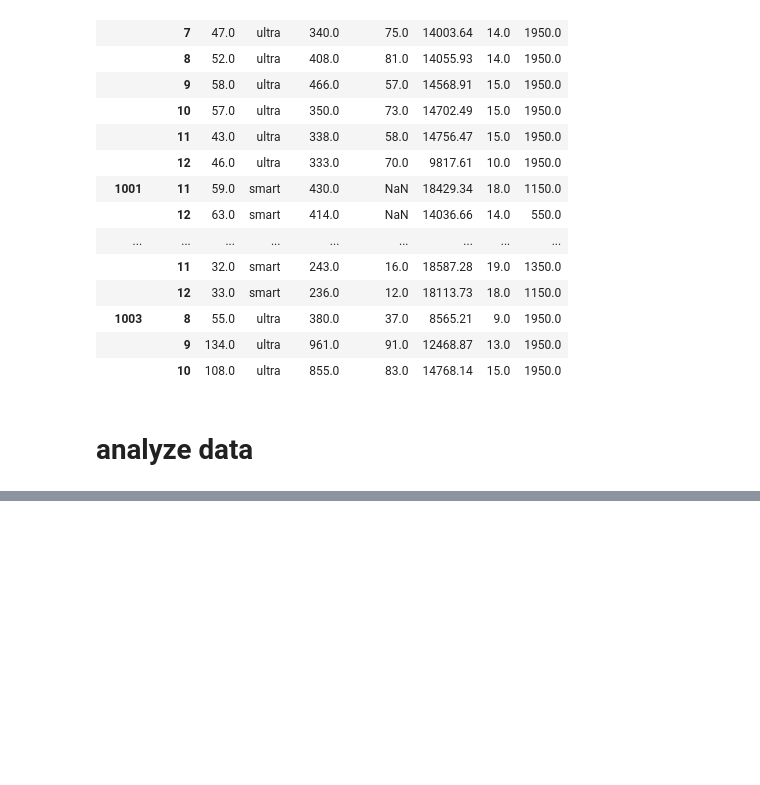
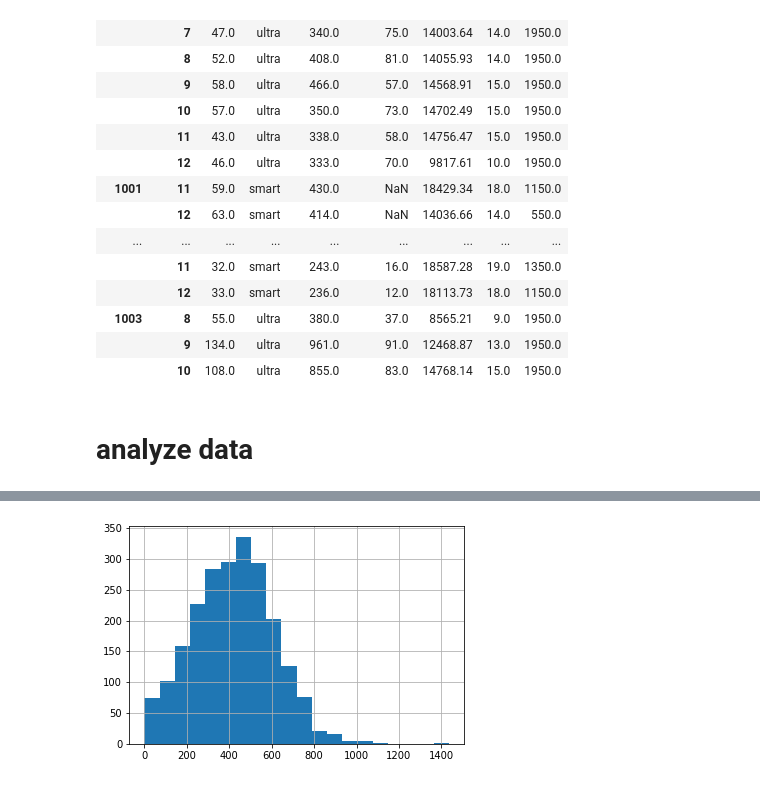
Before and after one commit to vzwork/statistical_analysis, a Jupyter notebook: project_en.ipynb, the cells around one changed output, grey strips where cells are left out. Drawn from its saved outputs; the diff is of its cells as text; code cells hidden in the pictures; blank space fills up the shorter version.

```diff
--- a/project_en.ipynb
+++ b/project_en.ipynb
@@ -865,0 +868,2 @@ df_costs.head(20)
+# %%
+df_smart = df_costs[df_costs['tariff'] == 'smart']
@@ -865,0 +981,5 @@ df_costs.head(20)
+# %%
+df_smart['duration'].hist(bins=20)
+plt.show()
+# %% [output]
+[figure, added]
```
Also changed, not shown: parts of 33 cells of this notebook, 1 other file.
